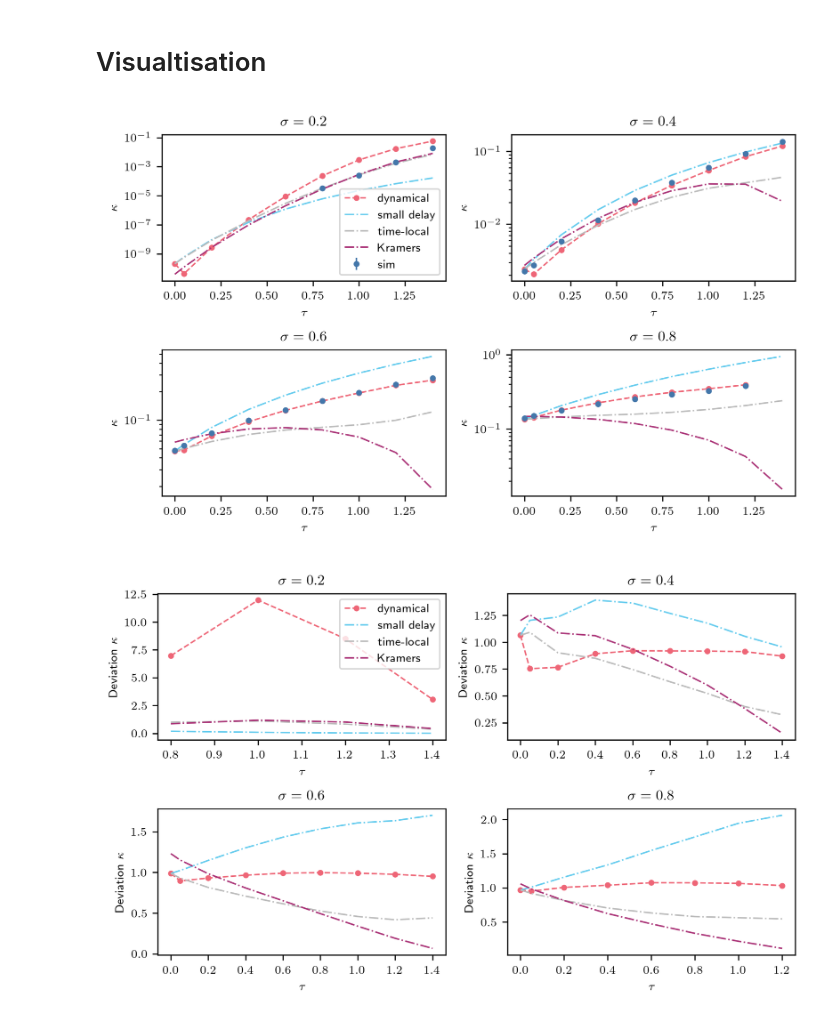
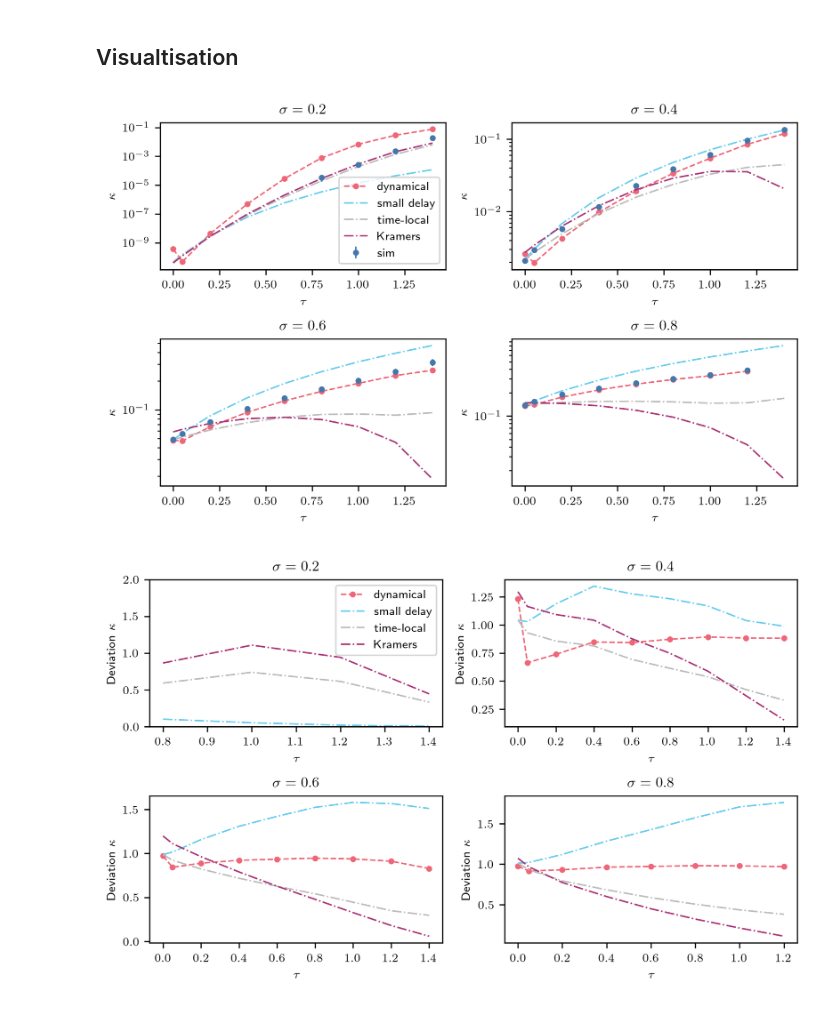
Before and after one commit to NilsToAn/overdampedDelayHarmonicOscillator, a Jupyter notebook: paper/cusp_rate.ipynb, the cells around one changed output. Cells and saved outputs as stored; diff of their text form; code cells hidden in the pictures.

Commit message:
rerun cusp with better parameters and new tl algorithm

```diff
--- a/paper/cusp_rate.ipynb
+++ b/paper/cusp_rate.ipynb
@@ -35,15 +39,26 @@ np.random.seed(42)
 k = 1
 border = 0
 x_0 = -1
-N_x_border = 12.5  # 24.5
 max_t = 10
 ntau = 2
 force = "cusp_force"
 # absorbing = True
 
 
+N_x_border = 10.5
 dx = (border - x_0) / N_x_border
-sb = 40.5 * dx  #  80.5 * dx #with .5, 0 not included
+sb = N_x_border * 4 * dx  #  80.5 * dx #with .5, 0 not included
+
+N_x_border_tl = 30.5
+dx_tl = (border - x_0) / N_x_border_tl
+sb_tl = N_x_border_tl * 4 * dx_tl
+
+
+def cusp_tl(x_0, thresh=1e-7):
+    b = np.where(x_0 < -thresh, -(x_0 + 1), x_0)
+    b = np.where(x_0 > thresh, -(x_0 - 1), b)
+    b = np.where(np.abs(x_0) < thresh, 0, b)
+    return b
 
 
 N_p = 2_000
@@ -53,7 +68,7 @@ eq_perc = 0.75
 eq_f = 0.75
 q_f = np.log(1 - eq_f) / np.log(1 - eq_perc)
 
-ntau_sim = 30
+ntau_sim = 60
 
 
 s_s = np.arange(0.2, 0.81, 0.1)
@@ -364,7 +377,7 @@ new_kramers = (
     * np.exp(-k_t[None, :] * 1**2 / (2 * D_t[:, None]))
 )
 # %% [markdown]
-# Visualtisation
+## Visualtisation
 # %%
 absorbing = True
 
@@ -383,15 +396,8 @@ fig, axs = plt.subplots(2, 2, figsize=(two_col, 2 * std_height))
 for j, ax in enumerate(axs.flatten()):
     i = 2 * j
     ax.set_title(f"$\sigma = {round(s_s[i], 2)}$")
-    ax.errorbar(
-        ltaus,
-        sim_rate[i, :, 0],
-        sim_rate[i, :, 1],
-        **sim_plt_set
-    )
-    ax.plot(
-        ltaus, num_rate[i, :, 0], **num_plt_set
-    )
+    ax.errorbar(ltaus, sim_rate[i, :, 0], sim_rate[i, :, 1], **sim_plt_set)
+    ax.plot(ltaus, num_rate[i, :, 0], **num_plt_set)
     ax.plot(ltaus, num_rate_st[i, :, 0], **short_plt_set)
     ax.plot(ltaus, num_rate_tl[i, :, 0], **cusp_til_plt_set)
     ax.plot(ltaus, new_kramers[i, :], **kramers_plt_set)
@@ -410,46 +416,45 @@ for j, ax in enumerate(axs.flatten()):
         ax.set_ylabel(r"$\kappa$")
     else:
         ax.set_ylabel(r"$2 \kappa$")
-axs[0,0].legend()
+axs[0, 0].legend()
 
 plt.tight_layout()
 label = "absorbing" if absorbing else "full"
 plt.savefig(f"graphics/cusp_rate_{label}.pdf")
 # %% [output]
-[figure, old version]
+[figure, new version]
 # %%
 fig, axs = plt.subplots(2, 2, figsize=(two_col, 2 * std_height))
 for j, ax in enumerate(axs.flatten()):
     i = 2 * j
     ax.set_title(f"$\sigma = {round(s_s[i], 2)}$")
-    ax.plot(
-        ltaus, num_rate[i, :, 0]/sim_rate[i, :, 0], **num_plt_set
-    )
-    ax.plot(ltaus, num_rate_st[i, :, 0]/sim_rate[i, :, 0], **short_plt_set)
-    ax.plot(ltaus, num_rate_tl[i, :, 0]/sim_rate[i, :, 0], **cusp_til_plt_set)
-    ax.plot(ltaus, new_kramers[i, :]/sim_rate[i, :, 0], **kramers_plt_set)
+    ax.plot(ltaus, num_rate[i, :, 0] / sim_rate[i, :, 0], **num_plt_set)
+    ax.plot(ltaus, num_rate_st[i, :, 0] / sim_rate[i, :, 0], **short_plt_set)
+    ax.plot(ltaus, num_rate_tl[i, :, 0] / sim_rate[i, :, 0], **cusp_til_plt_set)
+    ax.plot(ltaus, new_kramers[i, :] / sim_rate[i, :, 0], **kramers_plt_set)
     # if absorbing:
     #     ax.plot(ltaus, eig_rate[i, :], marker = '.', ls="--", color=f"C2", label = "eigenvalues")
 
-    #ax.set_yscale("log")
+    # ax.set_yscale("log")
     # ax.set_ylim(0.7*ax.set_ylim()[0], ax.set_ylim()[1])
     # y = ax.set_ylim()[0]*1.2 if i > 0 else ax.set_ylim()[0]*2.2
     # ax.vlines([1 / np.e / k], *plt.ylim(), color="black")
     # ax.text(0.5 * 1 / np.e / k, y, "Regim I", ha="center", va="center")
     # ax.text(0.5 * (1 / np.e / k + np.pi / 2 / k), y, "Regim II", ha="center", va="center")
 
     ax.set_xlabel(r"$\tau$")
     if absorbing:
         ax.set_ylabel(r"Deviation $\kappa$")
     else:
         ax.set_ylabel(r"Deviation $2 \kappa$")
-axs[0,0].legend()
+axs[0, 0].legend()
+axs[0,0].set_ylim(0,2)
 
 plt.tight_layout()
 label = "absorbing" if absorbing else "full"
 plt.savefig(f"graphics/additional/cusp_rate_{label}_deviation.pdf")
 # %% [output]
-[figure, old version]
+[figure, new version]
 # %%
 fig, axs = plt.subplots(2, 2, figsize=(two_col, 2 * std_height))
 for j, ax in enumerate(axs.flatten()):
```
Also changed, not shown: parts of 8 cells of this notebook, 15 other files.
